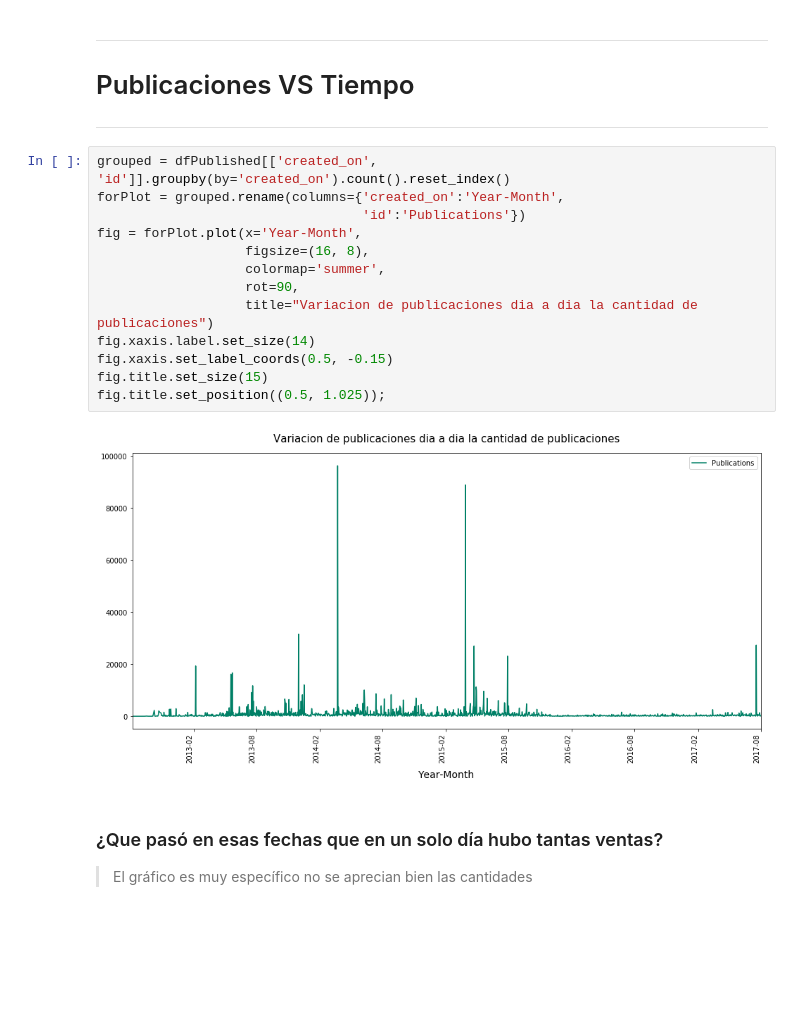
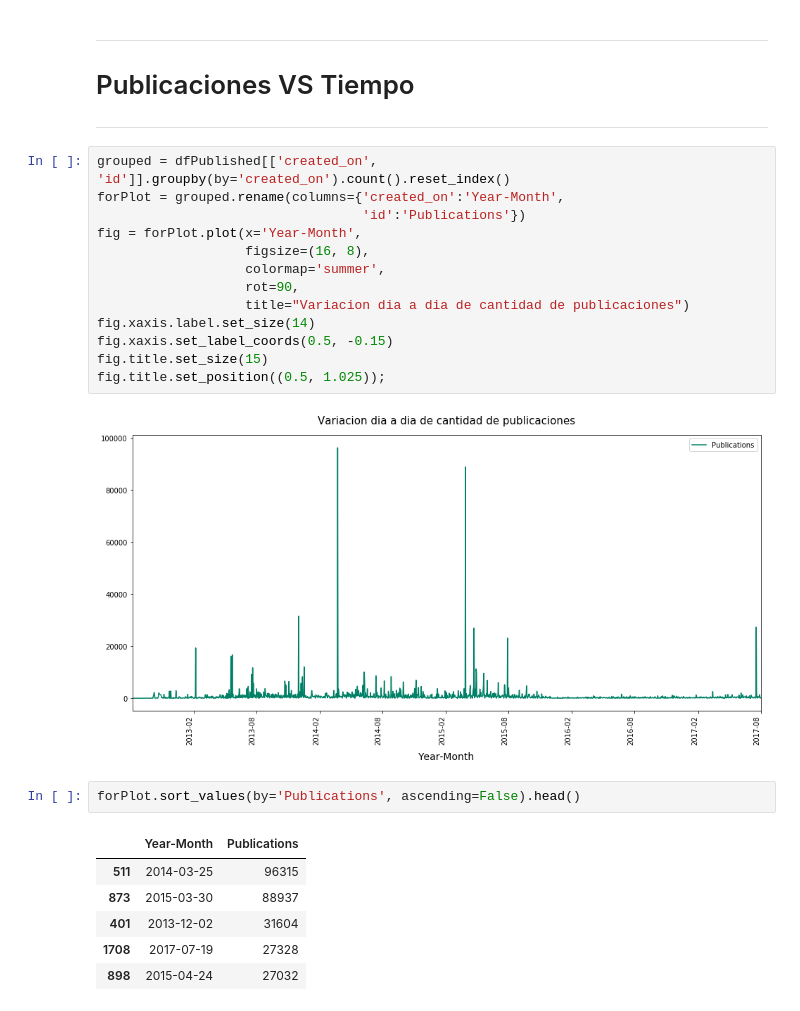
Before and after one commit to fpenovi/BArealEstatePricing, a Jupyter notebook: notebooks/00 - Hello_TP.ipynb, the cells around one changed output. Cells and saved outputs as stored; diff of their text form; blank space fills up the shorter version.

```diff
--- a/notebooks/00 - Hello_TP.ipynb
+++ b/notebooks/00 - Hello_TP.ipynb
@@ -35,18 +35,24 @@ ___
 # %%
 grouped = dfPublished[['created_on', 'id']].groupby(by='created_on').count().reset_index()
 forPlot = grouped.rename(columns={'created_on':'Year-Month',
                                   'id':'Publications'})
 fig = forPlot.plot(x='Year-Month',
                    figsize=(16, 8),
                    colormap='summer',
                    rot=90,
-                   title="Variacion de publicaciones dia a dia la cantidad de publicaciones")
+                   title="Variacion dia a dia de cantidad de publicaciones")
 fig.xaxis.label.set_size(14)
 fig.xaxis.set_label_coords(0.5, -0.15)
 fig.title.set_size(15)
 fig.title.set_position((0.5, 1.025));
 # %% [output]
-[figure, old version]
+[figure, new version]
-# %% [markdown]
-### ¿Que pasó en esas fechas que en un solo día hubo tantas ventas?
->El gráfico es muy específico no se aprecian bien las cantidades
+# %%
+forPlot.sort_values(by='Publications', ascending=False).head()
+# %% [output]
+|  | Year-Month | Publications |
+| 511 | 2014-03-25 | 96315 |
+| 873 | 2015-03-30 | 88937 |
+| 401 | 2013-12-02 | 31604 |
+| 1708 | 2017-07-19 | 27328 |
+| 898 | 2015-04-24 | 27032 |
```
Also changed, not shown: parts of 9 cells of this notebook.
